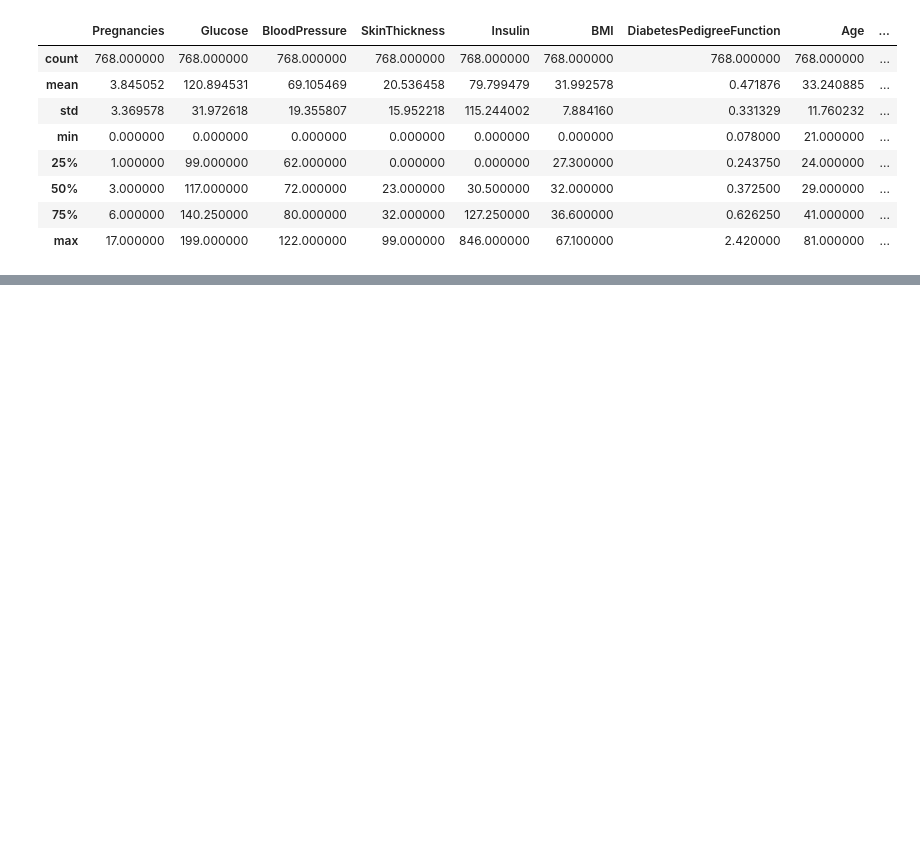
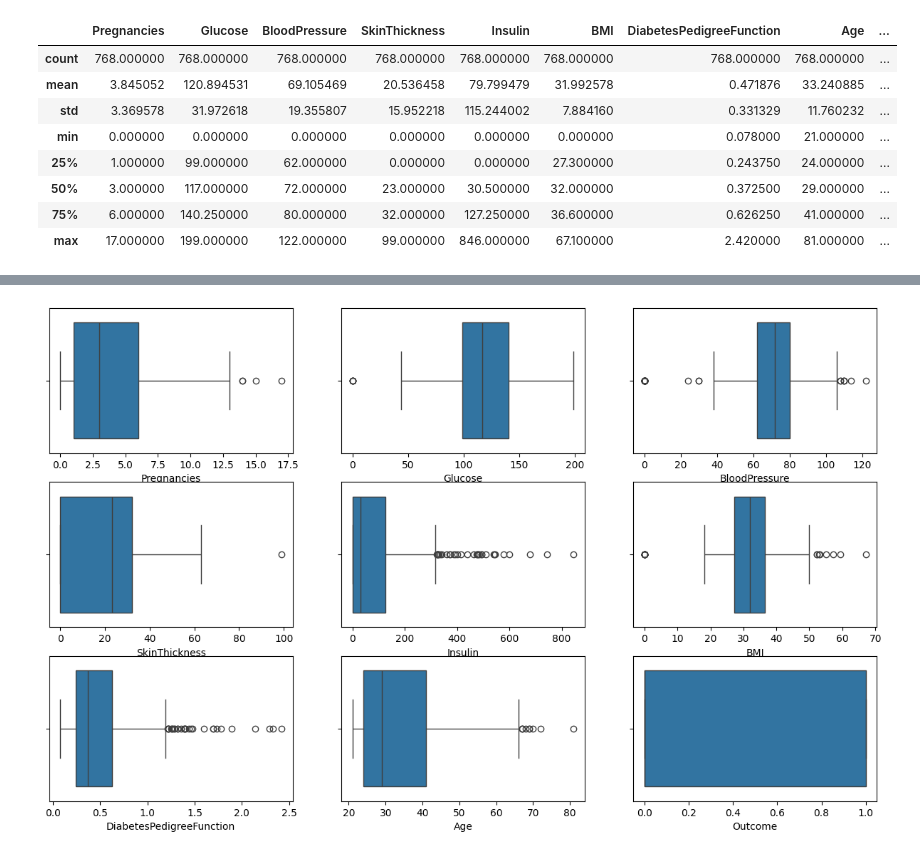
Before and after one commit to sirajwahaj/diabetesPrediction, a Jupyter notebook: diabetes.ipynb, the cells around one changed output, grey strips where cells are left out. Cells and saved outputs as stored; diff of their text form; code cells hidden in the pictures; blank space fills up the shorter version.

```diff
--- a/diabetes.ipynb
+++ b/diabetes.ipynb
@@ -27,0 +70,10 @@ df.describe()
+# %%
+plt.figure(figsize =(15,9))
+
+for i, col in enumerate(df.columns.tolist()):
+    plt.subplot(3,3, i+1)
+    sns.boxplot(x=col, data=df)
+
+plt.show()
+# %% [output]
+[figure, added]
```
Also changed, not shown: parts of 11 cells of this notebook.
